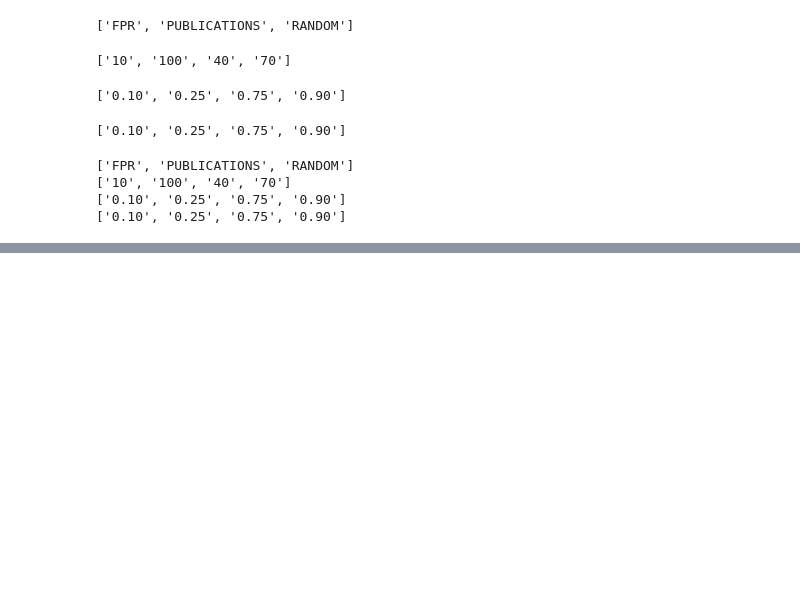
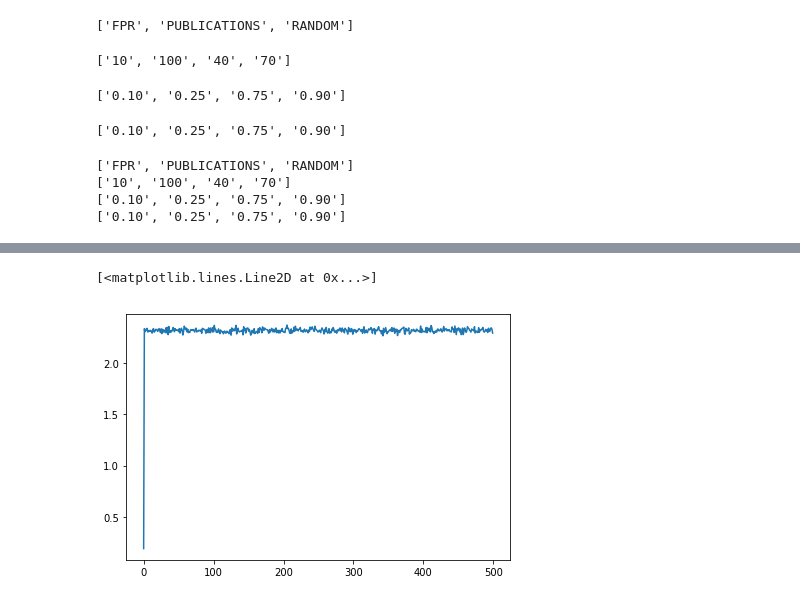
Before and after one commit to mt-digital/badscience-solutions, a Jupyter notebook: hdf dimension scale and jsons-to-hdf.ipynb, the cells around one changed output, grey strips where cells are left out. Drawn from its saved outputs; the diff is of its cells as text; code cells hidden in the pictures; blank space fills up the shorter version.

```diff
--- a/hdf dimension scale and jsons-to-hdf.ipynb
+++ b/hdf dimension scale and jsons-to-hdf.ipynb
@@ -136,0 +192,6 @@ print(ed.fpdrs)
+# %%
+pubmean = this_pubs.mean(axis=0)
+plt.plot(pubmean)
+# %% [output]
+[<matplotlib.lines.Line2D at 0x...>]
+[figure, added]
```
Also changed, not shown: parts of 10 cells of this notebook, 3 other files.
